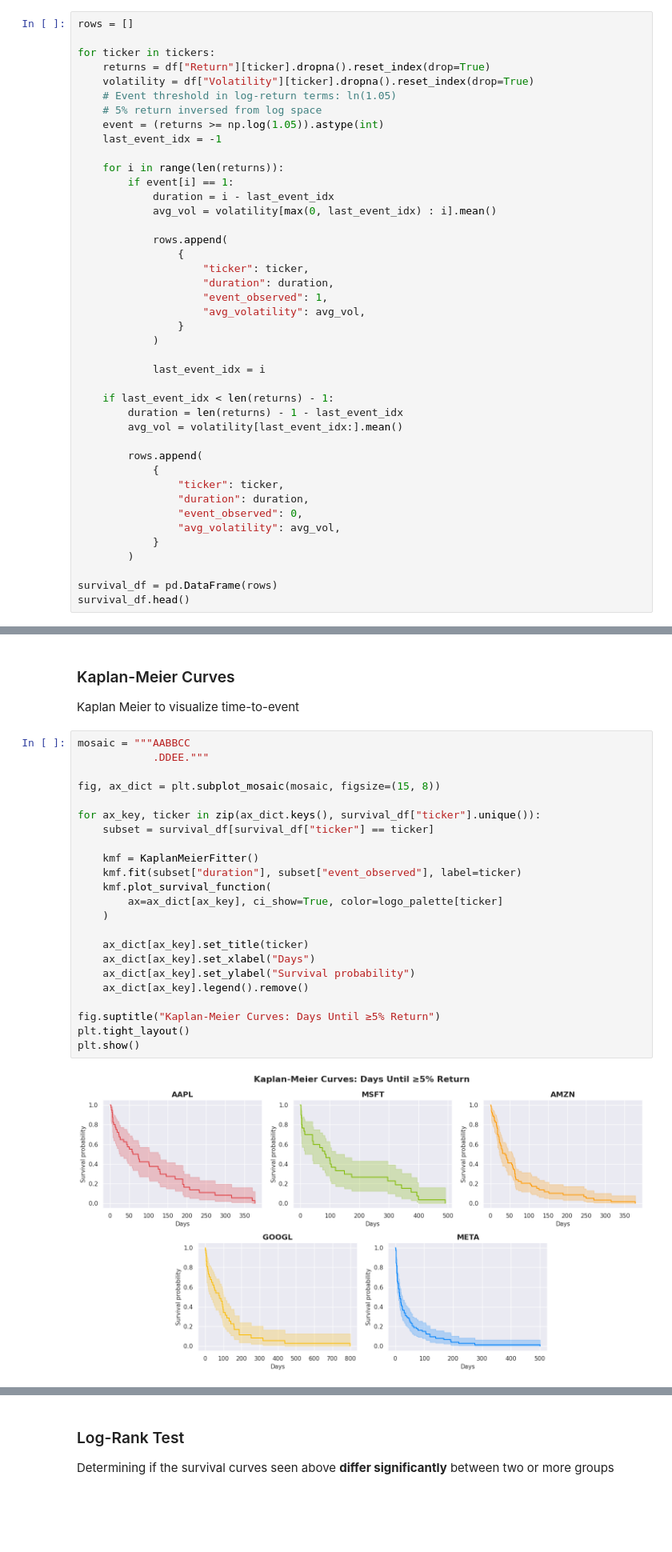
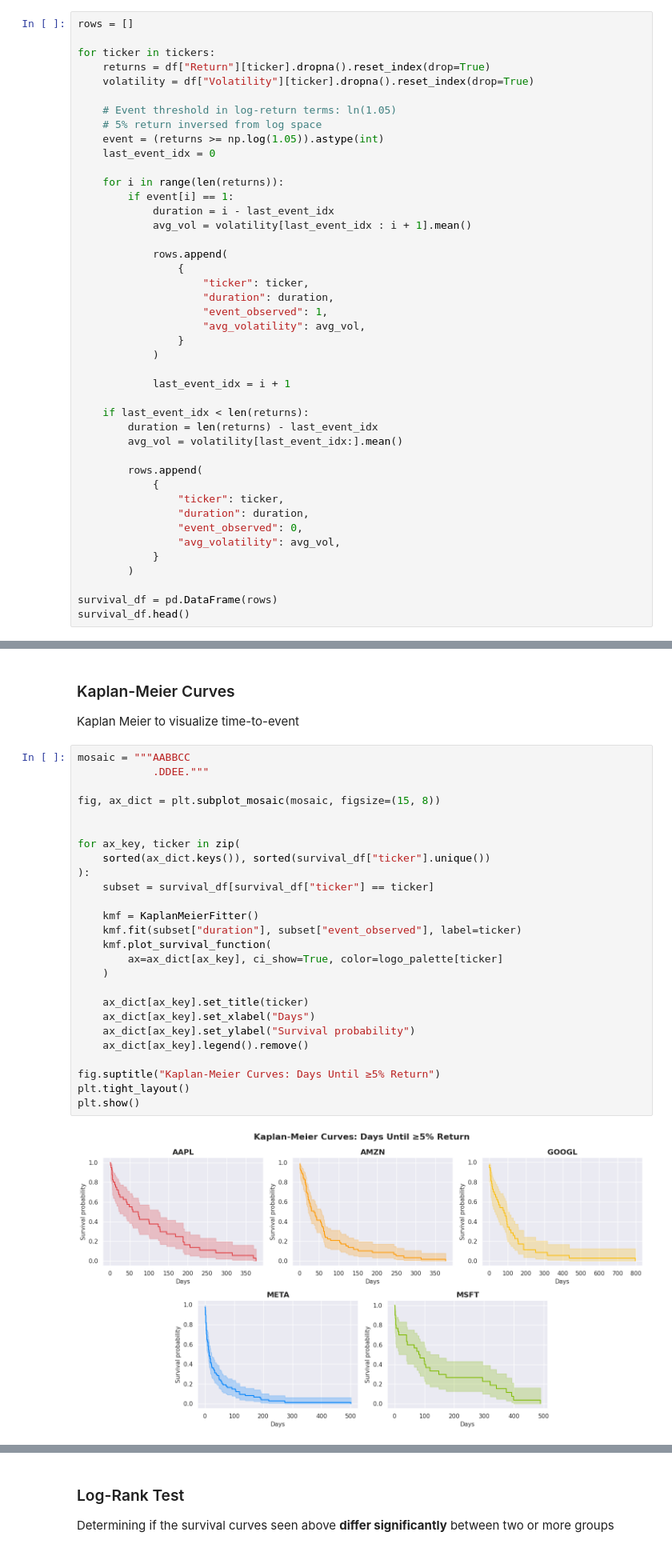
Before and after one commit to giddygarcia/stock-price-forecasting, a Jupyter notebook: StockPredictions.ipynb, the cells around one changed output, grey strips where cells are left out. Shown at 80% size. Saved outputs shown, nothing was run; the diff lists cells and outputs as text; blank space fills up the shorter version.

```diff
--- a/StockPredictions.ipynb
+++ b/StockPredictions.ipynb
@@ -1093,15 +1091,16 @@ rows = []
 for ticker in tickers:
     returns = df["Return"][ticker].dropna().reset_index(drop=True)
     volatility = df["Volatility"][ticker].dropna().reset_index(drop=True)
+
     # Event threshold in log-return terms: ln(1.05)
     # 5% return inversed from log space
     event = (returns >= np.log(1.05)).astype(int)
-    last_event_idx = -1
+    last_event_idx = 0
 
     for i in range(len(returns)):
         if event[i] == 1:
             duration = i - last_event_idx
-            avg_vol = volatility[max(0, last_event_idx) : i].mean()
+            avg_vol = volatility[last_event_idx : i + 1].mean()
 
             rows.append(
                 {
@@ -1112,10 +1111,10 @@ for ticker in tickers:
                 }
             )
 
-            last_event_idx = i
+            last_event_idx = i + 1
 
-    if last_event_idx < len(returns) - 1:
-        duration = len(returns) - 1 - last_event_idx
+    if last_event_idx < len(returns):
+        duration = len(returns) - last_event_idx
         avg_vol = volatility[last_event_idx:].mean()
 
         rows.append(
@@ -1143,25 +1142,28 @@ Kaplan Meier to visualize time-to-event
 # %%
 mosaic = """AABBCC
             .DDEE."""
 
 fig, ax_dict = plt.subplot_mosaic(mosaic, figsize=(15, 8))
 
-for ax_key, ticker in zip(ax_dict.keys(), survival_df["ticker"].unique()):
+
+for ax_key, ticker in zip(
+    sorted(ax_dict.keys()), sorted(survival_df["ticker"].unique())
+):
     subset = survival_df[survival_df["ticker"] == ticker]
 
     kmf = KaplanMeierFitter()
     kmf.fit(subset["duration"], subset["event_observed"], label=ticker)
     kmf.plot_survival_function(
         ax=ax_dict[ax_key], ci_show=True, color=logo_palette[ticker]
     )
 
     ax_dict[ax_key].set_title(ticker)
     ax_dict[ax_key].set_xlabel("Days")
     ax_dict[ax_key].set_ylabel("Survival probability")
     ax_dict[ax_key].legend().remove()
 
 fig.suptitle("Kaplan-Meier Curves: Days Until ≥5% Return")
 plt.tight_layout()
 plt.show()
 # %% [output]
-[figure, old version]
+[figure, new version]
```
Also changed, not shown: parts of 45 cells of this notebook, 1 other file.
